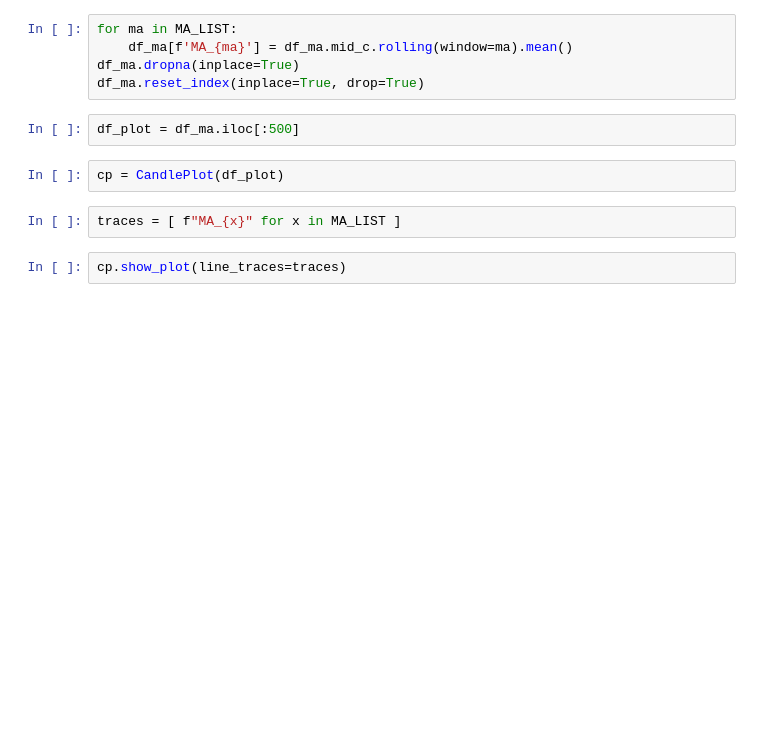
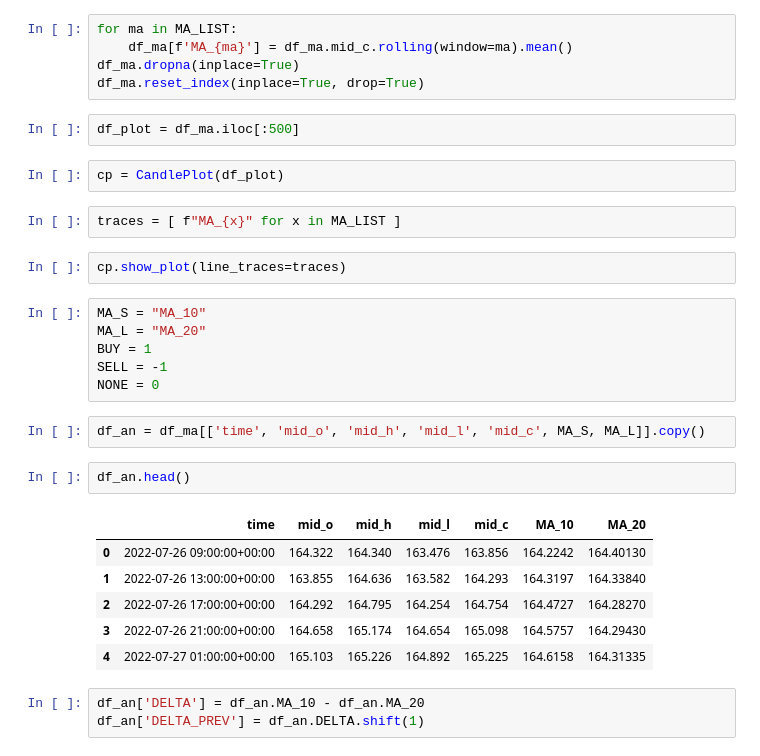
Before and after one commit to DevCielo/trading, a Jupyter notebook: exploration/ma_test.ipynb, the cells around one changed output. Drawn from its saved outputs; the diff is of its cells as text; blank space fills up the shorter version.

```diff
--- a/exploration/ma_test.ipynb
+++ b/exploration/ma_test.ipynb
@@ -52,3 +41,23 @@ cp = CandlePlot(df_plot)
 traces = [ f"MA_{x}" for x in MA_LIST ]
 # %%
 cp.show_plot(line_traces=traces)
+# %%
+MA_S = "MA_10"
+MA_L = "MA_20"
+BUY = 1
+SELL = -1
+NONE = 0
+# %%
+df_an = df_ma[['time', 'mid_o', 'mid_h', 'mid_l', 'mid_c', MA_S, MA_L]].copy()
+# %%
+df_an.head()
+# %% [output]
+|  | time | mid_o | mid_h | mid_l | mid_c | MA_10 | MA_20 |
+| 0 | 2022-07-26 09:00:00+00:00 | 164.322 | 164.340 | 163.476 | 163.856 | 164.2242 | 164.40130 |
+| 1 | 2022-07-26 13:00:00+00:00 | 163.855 | 164.636 | 163.582 | 164.293 | 164.3197 | 164.33840 |
+| 2 | 2022-07-26 17:00:00+00:00 | 164.292 | 164.795 | 164.254 | 164.754 | 164.4727 | 164.28270 |
+| 3 | 2022-07-26 21:00:00+00:00 | 164.658 | 165.174 | 164.654 | 165.098 | 164.5757 | 164.29430 |
+| 4 | 2022-07-27 01:00:00+00:00 | 165.103 | 165.226 | 164.892 | 165.225 | 164.6158 | 164.31335 |
+# %%
+df_an['DELTA'] = df_an.MA_10 - df_an.MA_20
+df_an['DELTA_PREV'] = df_an.DELTA.shift(1)
```
Also changed, not shown: parts of 20 cells of this notebook, 3 other files.
